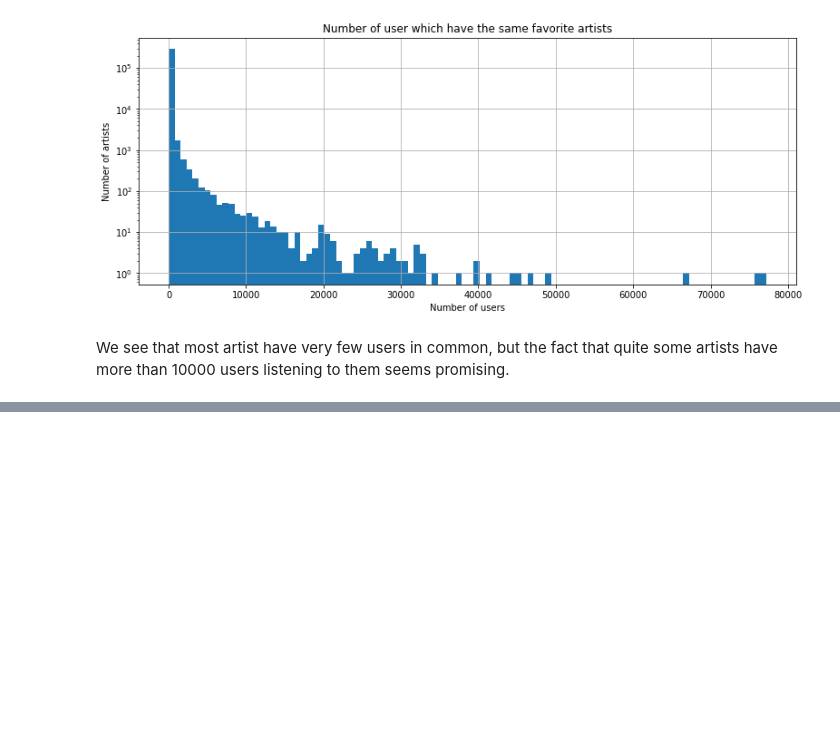
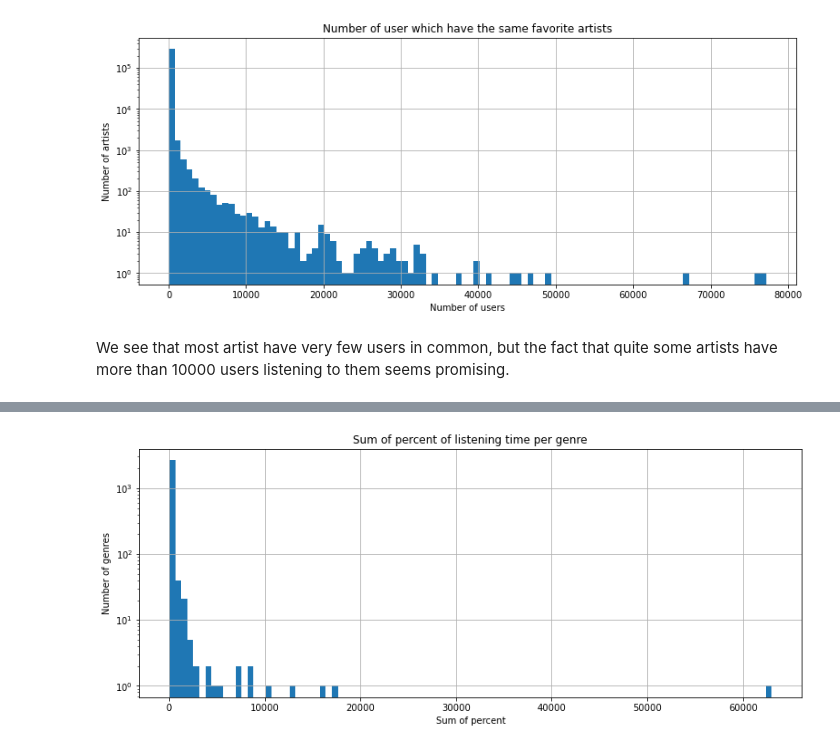
Before and after one commit to Caotick/mlbd-project, a Jupyter notebook: mlbd_project.ipynb, the cells around one changed output, grey strips where cells are left out. Saved outputs shown, nothing was run; the diff lists cells and outputs as text; code cells hidden in the pictures; blank space fills up the shorter version.

```diff
--- a/mlbd_project.ipynb
+++ b/mlbd_project.ipynb
@@ -222,0 +394,2 @@ We see that most artist have very few users in common, but the fact that quite s
+# %%
+add_data.set_index('Artist')['Popularity'].sort_values()
@@ -222,0 +433,4 @@ We see that most artist have very few users in common, but the fact that quite s
+# %%
+top_data_percent = top_data.copy()
+top_data_percent['Percent'] = top_data['Plays'] / top_data[['ID', 'Plays']].groupby('ID').Plays.transform('sum')
+top_data_percent.head()
@@ -222,0 +444,3 @@ We see that most artist have very few users in common, but the fact that quite s
+# %%
+all_data = top_data_percent.merge(add_data, on = 'Artist')
+all_data.head()
@@ -222,0 +454,8 @@ We see that most artist have very few users in common, but the fact that quite s
+# %%
+all_data[['best_genre', 'Percent']].groupby('best_genre').sum().hist(bins = 100, figsize = (13, 5))
+plt.yscale('log')
+plt.title('Sum of percent of listening time per genre')
+plt.xlabel('Sum of percent')
+_ = plt.ylabel('Number of genres')
+# %% [output]
+[figure, added]
```
Also changed, not shown: parts of 33 cells of this notebook, 2 other files.
